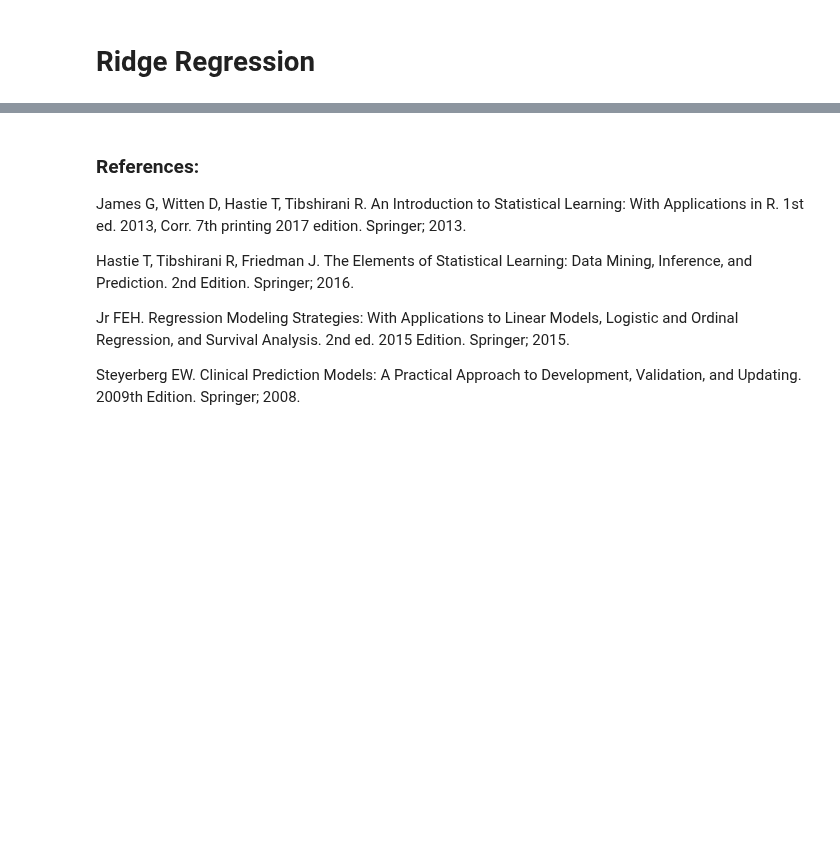
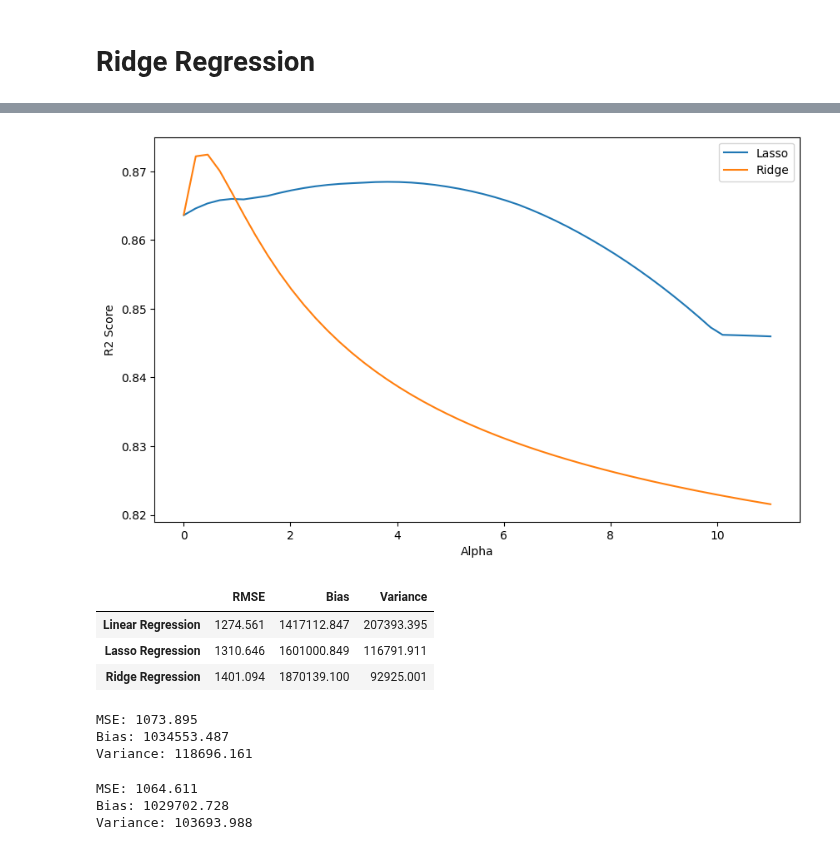
Before and after one commit to Harsh502s/ML-Assignments, a Jupyter notebook: ML-MF Pesentation/Presentation copy.ipynb, the cells around one changed output, grey strips where cells are left out. Saved outputs shown, nothing was run; the diff lists cells and outputs as text; code cells hidden in the pictures; blank space fills up the shorter version.

```diff
--- a/ML-MF Pesentation/Presentation copy.ipynb
+++ b/ML-MF Pesentation/Presentation copy.ipynb
@@ -150,7 +146,7 @@ RMSE:  3.8445211898959677
 # %%
 # apply L2 regression and print the coefficients as they will shrink
 r2_ridge = {}
-for alpha in range(0, 101, 10):
+for alpha in np.linspace(0, 11, 50):
     ridge = Ridge(alpha=alpha)
     ridge.fit(X_train, y_train)
     print("alpha: ", alpha)
@@ -265,10 +219,12 @@ r2_ridge
-# %% [markdown]
-### References:
-
-James G, Witten D, Hastie T, Tibshirani R. An Introduction to Statistical Learning: With Applications in R. 1st ed. 2013, Corr. 7th printing 2017 edition. Springer; 2013.
-
-Hastie T, Tibshirani R, Friedman J. The Elements of Statistical Learning: Data Mining, Inference, and Prediction. 2nd Edition. Springer; 2016.
-
-Jr FEH. Regression Modeling Strategies: With Applications to Linear Models, Logistic and Ordinal Regression, and Survival Analysis. 2nd ed. 2015 Edition. Springer; 2015.
-
-Steyerberg EW. Clinical Prediction Models: A Practical Approach to Development, Validation, and Updating. 2009th Edition. Springer; 2008.
+# %%
+# Plot the R2 scores for both Lasso and Ridge with respect to alpha
+
+plt.figure(figsize=(10, 6))
+plt.plot(list(r2_lasso.keys()), list(r2_lasso.values()), label="Lasso")
+plt.plot(list(r2_ridge.keys()), list(r2_ridge.values()), label="Ridge")
+plt.xlabel("Alpha")
+plt.ylabel("R2 Score")
+plt.legend()
+plt.show()
+# %% [output]
+[figure, added]
@@ -274,0 +259,53 @@ Steyerberg EW. Clinical Prediction Models: A Practical Approach to Development,
+# %%
+compare_df
+# %% [output]
+|  | RMSE | Bias | Variance |
+| Linear Regression | 1274.561 | 1417112.847 | 207393.395 |
+| Lasso Regression | 1310.646 | 1601000.849 | 116791.911 |
+| Ridge Regression | 1401.094 | 1870139.100 | 92925.001 |
+# %%
+# estimate the bias and variance for a regression model
+
+model = Lasso(alpha=8.5)
+# estimate bias and variance
+mse, bias, var = bias_variance_decomp(
+    model,
+    X_train.values,
+    y_train.values,
+    X_test.values,
+    y_test.values,
+    loss="mse",
+    num_rounds=200,
+    random_seed=1,
+)
+# summarize results
+print("MSE: %.3f" % mse**0.5)
+print("Bias: %.3f" % bias)
+print("Variance: %.3f" % var)
+# %% [output]
+MSE: 1073.895
+Bias: 1034553.487
+Variance: 118696.161
+# %%
+# estimate the bias and variance for a regression model
+
+model = Ridge(alpha=0.8)
+# estimate bias and variance
+mse, bias, var = bias_variance_decomp(
+    model,
+    X_train.values,
+    y_train.values,
+    X_test.values,
+    y_test.values,
+    loss="mse",
+    num_rounds=200,
+    random_seed=1,
+)
+# summarize results
+print("MSE: %.3f" % mse**0.5)
+print("Bias: %.3f" % bias)
+print("Variance: %.3f" % var)
+# %% [output]
+MSE: 1064.611
+Bias: 1029702.728
+Variance: 103693.988
```
Also changed, not shown: parts of 30 cells of this notebook, 1 other file.
